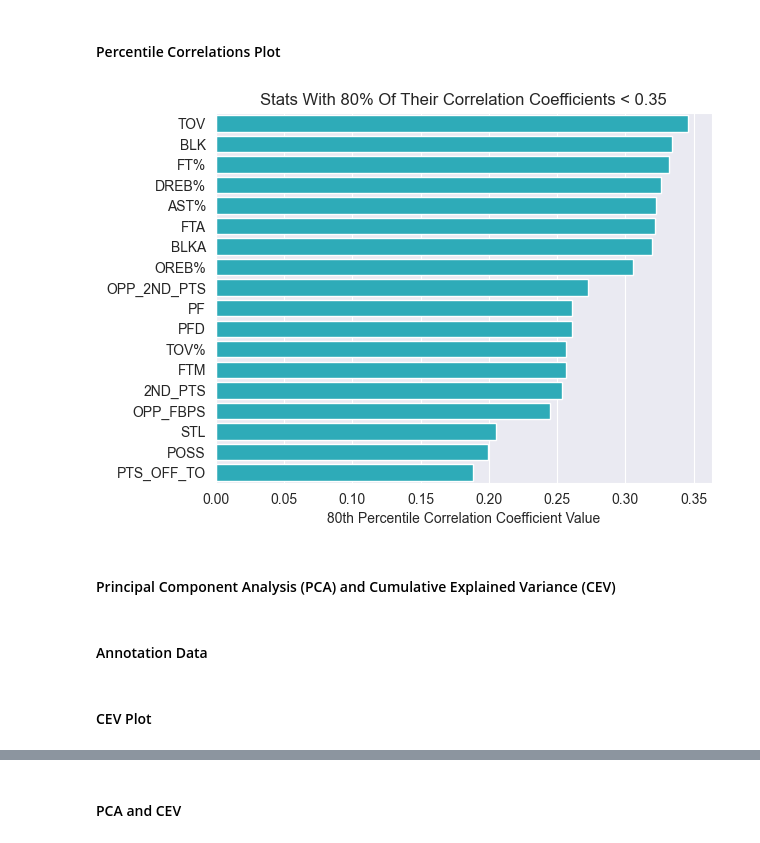
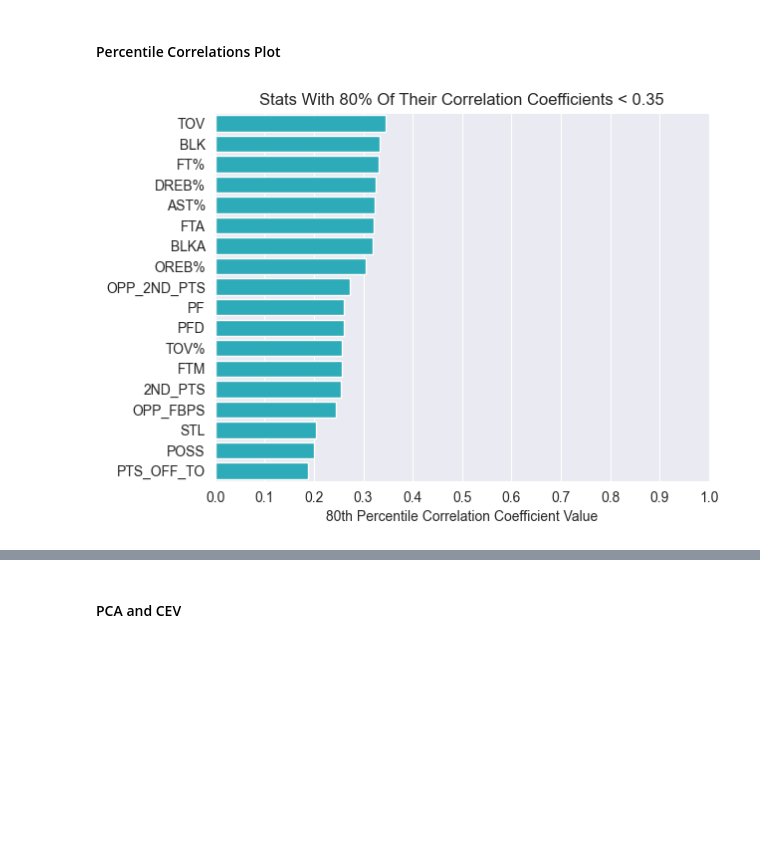
Before and after one commit to cdpeters/nba-prediction-analysis, a Jupyter notebook: notebooks/machine_learning/nba_stats_ml.ipynb, the cells around one changed output, grey strips where cells are left out. Saved outputs shown, nothing was run; the diff lists cells and outputs as text; code cells hidden in the pictures; blank space fills up the shorter version.

```diff
--- a/notebooks/machine_learning/nba_stats_ml.ipynb
+++ b/notebooks/machine_learning/nba_stats_ml.ipynb
@@ -32,6 +32,7 @@ sns.set_style("darkgrid")
 PROJECT_DIR = Path.cwd().parents[1]
 IMAGES_DIR = PROJECT_DIR / "src" / "static" / "images" / "machine_learning"
 DATA_DIR = PROJECT_DIR / "src" / "data"
+ETL_DATA_DIR = PROJECT_DIR / "notebooks" / "ETL_and_sqlalchemy" / "data"
 
 # Season to predict the champion for.
 SEASON_CURRENT = 2022
@@ -188,4 +189,8 @@ with Session(engine) as session:
 
     current_stats = current_stats.reset_index(drop=True)
     model_stats = model_stats.reset_index(drop=True)
+
+    # Write to csv for usage in Tableau.
+    current_stats.to_csv(ETL_DATA_DIR / "current_stats.csv", index=False)
+    model_stats.to_csv(ETL_DATA_DIR / "model_stats.csv", index=False)
 # %% [output]
@@ -458,8 +555,8 @@ def get_percentile(corr_col: Series, percentile: float = 1.0) -> float:
 
 # Apply `get_percentile` to each column in `corr` using the default value for the
 # percentile parameter to return max correlation values.
-max_corrs = corrs_all.agg(func=get_percentile)
-percentile_corrs = corrs_all.agg(func=get_percentile, percentile=percentile)
+max_corrs_all = corrs_all.agg(func=get_percentile)
+percentile_corrs_all = corrs_all.agg(func=get_percentile, percentile=percentile)
 # %% [markdown]
 #### Filter Max Correlations Using Threshold
 # %%
@@ -498,15 +605,15 @@ plt.show()
 #### Filter Percentile Correlations Using Threshold
 # %%
 # Percentile correlation filtering.
-percentile_corrs = percentile_corrs[
-    percentile_corrs < percentile_corr_threshold
+percentile_corrs_all_filtered = percentile_corrs_all[
+    percentile_corrs_all < percentile_corr_threshold
 ].sort_values(ascending=False)
 
 print(
-    f"Number of stats with {int(round_half_up(100*percentile))}th percentile r-value < {percentile_corr_threshold}: {len(percentile_corrs)} out of {len(all_features)}\n"
+    f"Number of stats with {int(round_half_up(100*percentile))}th percentile r-value < {percentile_corr_threshold}: {len(percentile_corrs_all_filtered)} out of {len(all_features)}\n"
 )
 print(
-    f"Stats with {int(round_half_up(100*percentile))}th percentile r-value < {percentile_corr_threshold}: {list(percentile_corrs.index)}\n"
+    f"Stats with {int(round_half_up(100*percentile))}th percentile r-value < {percentile_corr_threshold}: {list(percentile_corrs_all_filtered.index)}\n"
 )
 # %% [output]
 Number of stats with 80th percentile r-value < 0.35: 18 out of 45
@@ -517,26 +624,30 @@ Stats with 80th percentile r-value < 0.35: ['TOV', 'BLK', 'FT%', 'DREB%', 'AST%'
 # %%
 fig, ax = plt.subplots()
 # Horizontal bar chart of 80th percentile correlations.
 sns.barplot(
-    x=percentile_corrs, y=percentile_corrs.index, ax=ax, orient="h", color="tab:cyan"
+    x=percentile_corrs_all_filtered,
+    y=percentile_corrs_all_filtered.index,
+    ax=ax,
+    orient="h",
+    color="tab:cyan",
 )
 ax.set_title(
     f"Stats With {int(round_half_up(100*percentile))}% Of Their Correlation Coefficients < {percentile_corr_threshold}"
 )
+ax.set_xlim([0, 1])
+ax.xaxis.set_major_locator(MultipleLocator(0.1))
 ax.set_xlabel(
     f"{int(round_half_up(100*percentile))}th Percentile Correlation Coefficient Value"
 )
 ax.set_ylabel("")
 
 # Save image to file.
 fig.savefig(
-    fname=IMAGES_DIR / "percentile_correlation_coefficients.png",
+    fname=IMAGES_DIR / "percentile_correlation_coefficients_all_features.png",
     dpi=IMAGE_DPI,
     bbox_inches="tight",
 )
 
 plt.show()
 # %% [output]
-[figure, old version]
+[figure, new version]
-# %% [markdown]
-#### Principal Component Analysis (PCA) and Cumulative Explained Variance (CEV)
@@ -548,2 +653,0 @@ component_range = range(1, len(cev) + 1)
-# %% [markdown]
-#### Annotation Data
@@ -578,2 +653,0 @@ component_95, cev_95, text_95 = create_annotation(cev, target=0.95)
-# %% [markdown]
-#### CEV Plot
```
Also changed, not shown: parts of 38 cells of this notebook.
